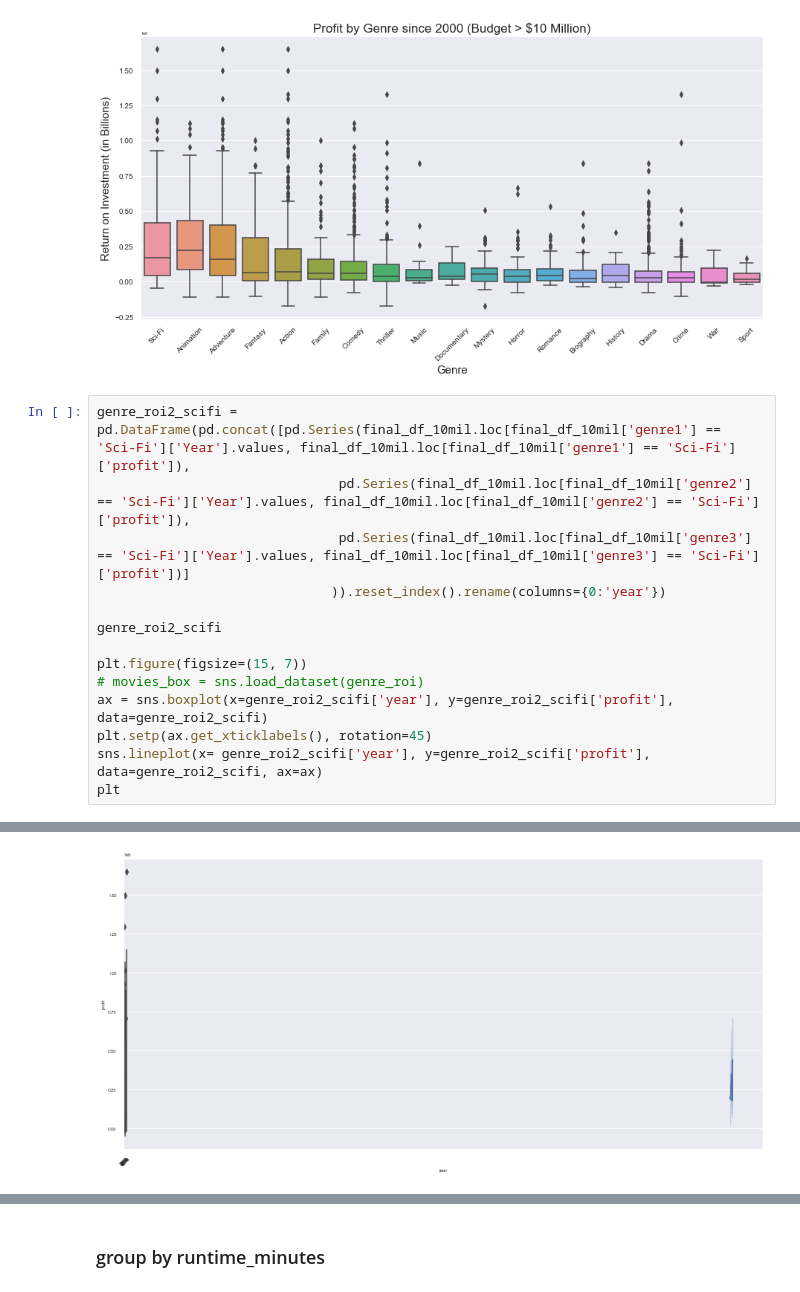
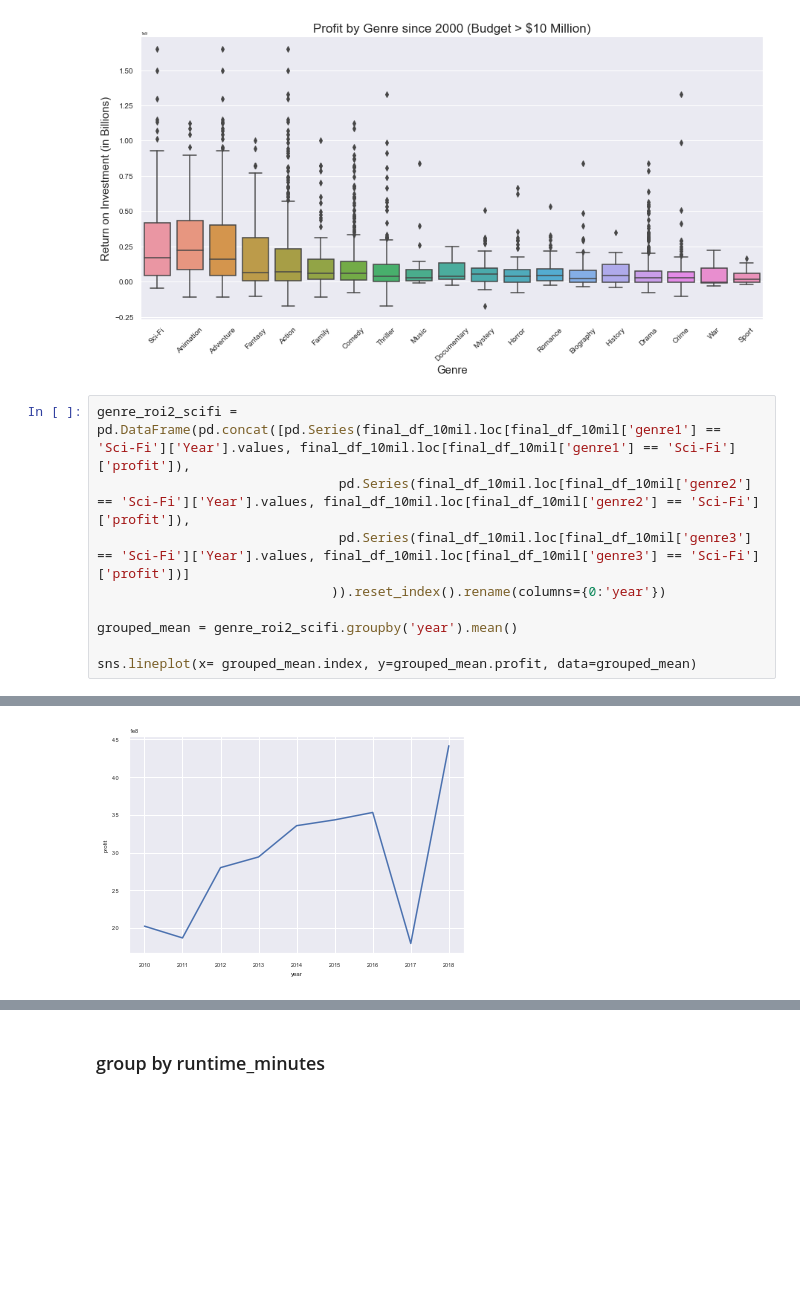
Before and after one commit to stone-ericm/flatiron_phase1_project, a Jupyter notebook: Untitled.ipynb, the cells around one changed output, grey strips where cells are left out. Cells and saved outputs as stored; diff of their text form; blank space fills up the shorter version.

```diff
--- a/Untitled.ipynb
+++ b/Untitled.ipynb
@@ -1019,12 +1019,7 @@ genre_roi2_scifi = pd.DataFrame(pd.concat([pd.Series(final_df_10mil.loc[final_df
                                pd.Series(final_df_10mil.loc[final_df_10mil['genre3'] == 'Sci-Fi']['Year'].values, final_df_10mil.loc[final_df_10mil['genre3'] == 'Sci-Fi']['profit'])]
                               )).reset_index().rename(columns={0:'year'})
 
-genre_roi2_scifi
+grouped_mean = genre_roi2_scifi.groupby('year').mean()
 
-plt.figure(figsize=(15, 7))
-# movies_box = sns.load_dataset(genre_roi)
-ax = sns.boxplot(x=genre_roi2_scifi['year'], y=genre_roi2_scifi['profit'], data=genre_roi2_scifi)
-plt.setp(ax.get_xticklabels(), rotation=45)
-sns.lineplot(x= genre_roi2_scifi['year'], y=genre_roi2_scifi['profit'], data=genre_roi2_scifi, ax=ax)
-plt
+sns.lineplot(x= grouped_mean.index, y=grouped_mean.profit, data=grouped_mean)
 # %% [output]
@@ -1032 +1027 @@ plt
-[figure, old version]
+[figure, new version]
```
Also changed, not shown: parts of 3 cells of this notebook, 1 other file.
